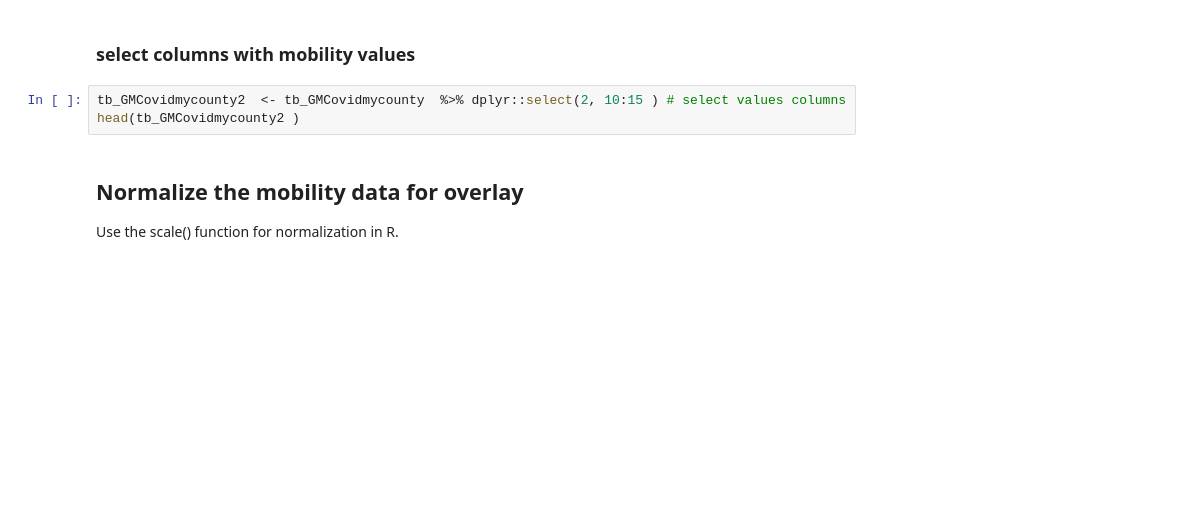
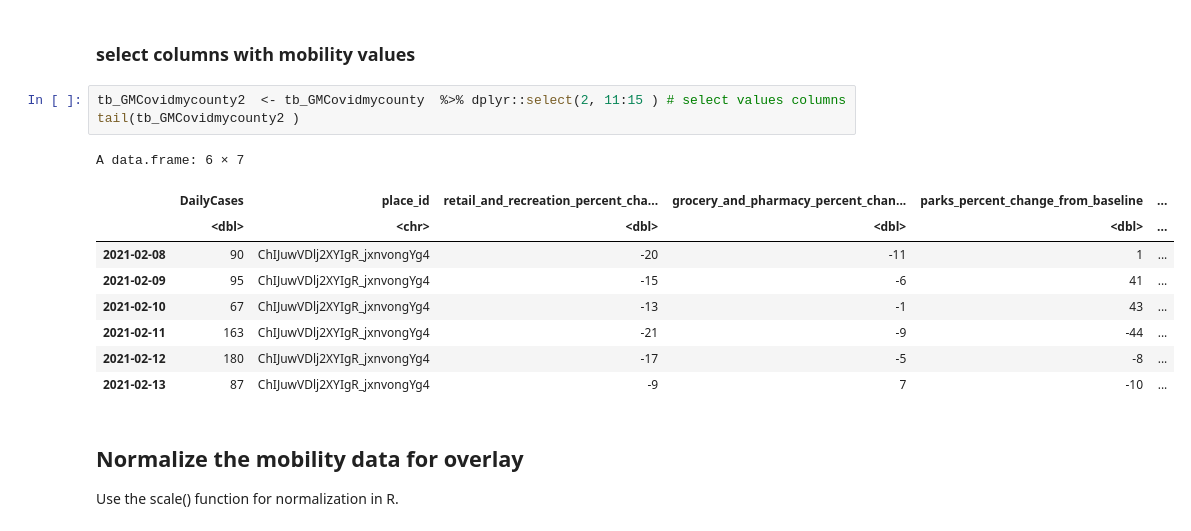
Before and after one commit to hongqin/Use-R-in-CoLab, a Jupyter notebook: R_covid19_sandbox.ipynb, the cells around one changed output. Cells and saved outputs as stored; diff of their text form; blank space fills up the shorter version.

```diff
--- a/R_covid19_sandbox.ipynb
+++ b/R_covid19_sandbox.ipynb
@@ -497,8 +1196,18 @@ print( paste( "There are ", length(tb_GMCovidmycounty[1,]), "columns"))
 # %% [markdown]
 ### select columns with mobility values
 # %%
-tb_GMCovidmycounty2  <- tb_GMCovidmycounty  %>% dplyr::select(2, 10:15 ) # select values columns
-head(tb_GMCovidmycounty2 )
+tb_GMCovidmycounty2  <- tb_GMCovidmycounty  %>% dplyr::select(2, 11:15 ) # select values columns
+tail(tb_GMCovidmycounty2 )
+# %% [output]
+A data.frame: 6 × 7
+|  | DailyCases | place_id | retail_and_recreation_percent_cha... | grocery_and_pharmacy_percent_chan... | parks_percent_change_from_baseline | ... |
+|  | <dbl> | <chr> | <dbl> | <dbl> | <dbl> | ... |
+| 2021-02-08 | 90 | ChIJuwVDlj2XYIgR_jxnvongYg4 | -20 | -11 | 1 | ... |
+| 2021-02-09 | 95 | ChIJuwVDlj2XYIgR_jxnvongYg4 | -15 | -6 | 41 | ... |
+| 2021-02-10 | 67 | ChIJuwVDlj2XYIgR_jxnvongYg4 | -13 | -1 | 43 | ... |
+| 2021-02-11 | 163 | ChIJuwVDlj2XYIgR_jxnvongYg4 | -21 | -9 | -44 | ... |
+| 2021-02-12 | 180 | ChIJuwVDlj2XYIgR_jxnvongYg4 | -17 | -5 | -8 | ... |
+| 2021-02-13 | 87 | ChIJuwVDlj2XYIgR_jxnvongYg4 | -9 | 7 | -10 | ... |
 # %% [markdown]
 ## Normalize the mobility data for overlay
 
```
Also changed, not shown: parts of 77 cells of this notebook.
